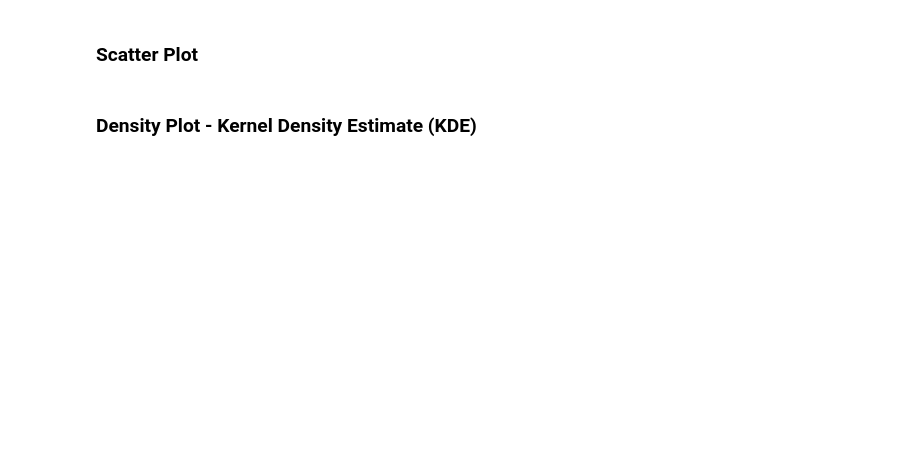
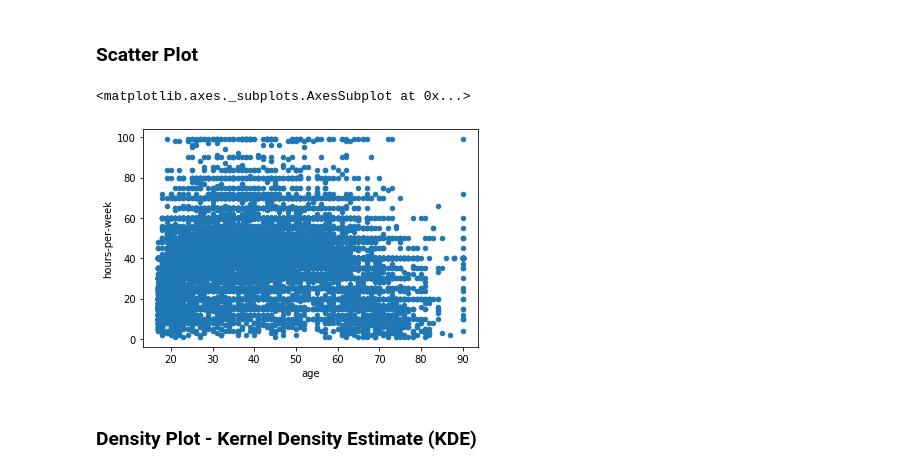
Before and after one commit to IsaacAderogba/DS-Unit-1-Sprint-1-Data-Wrangling-and-Storytelling, a Jupyter notebook: module1-exploratory-data-analysis/LS_DS_111_Exploratory_Data_Analysis.ipynb, the cells around one changed output. Drawn from its saved outputs; the diff is of its cells as text; code cells hidden in the pictures; blank space fills up the shorter version.

```diff
--- a/module1-exploratory-data-analysis/LS_DS_111_Exploratory_Data_Analysis.ipynb
+++ b/module1-exploratory-data-analysis/LS_DS_111_Exploratory_Data_Analysis.ipynb
@@ -236,4 +413,9 @@ Why might it be important for us to be able to visualize how our data is distrib
 # %% [markdown]
 ### Scatter Plot
+# %%
+df.plot.scatter("age", 'hours-per-week')
+# %% [output]
+<matplotlib.axes._subplots.AxesSubplot at 0x...>
+[figure, added]
 # %% [markdown]
 ### Density Plot - Kernel Density Estimate (KDE)
```
Also changed, not shown: parts of 18 cells of this notebook.
